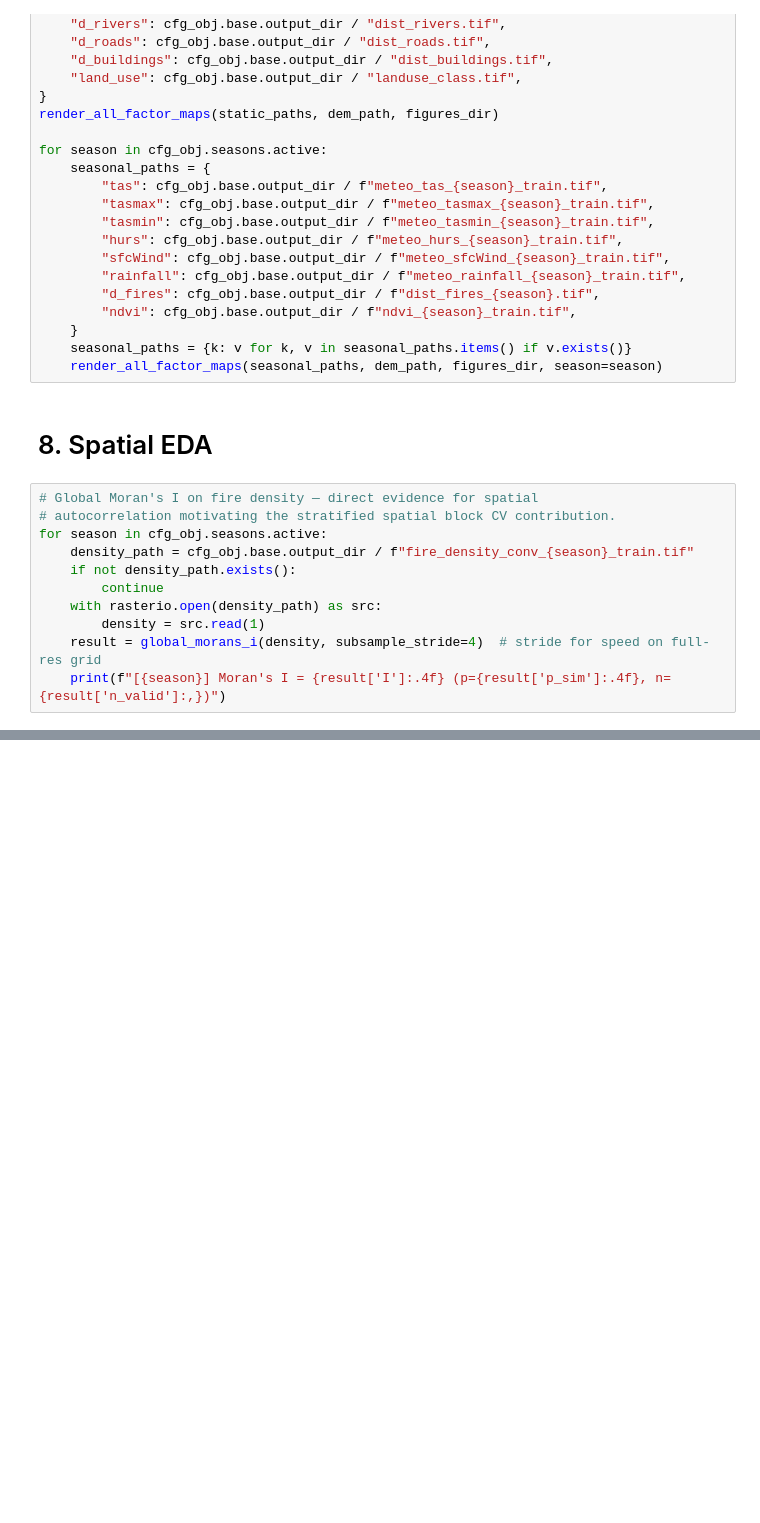
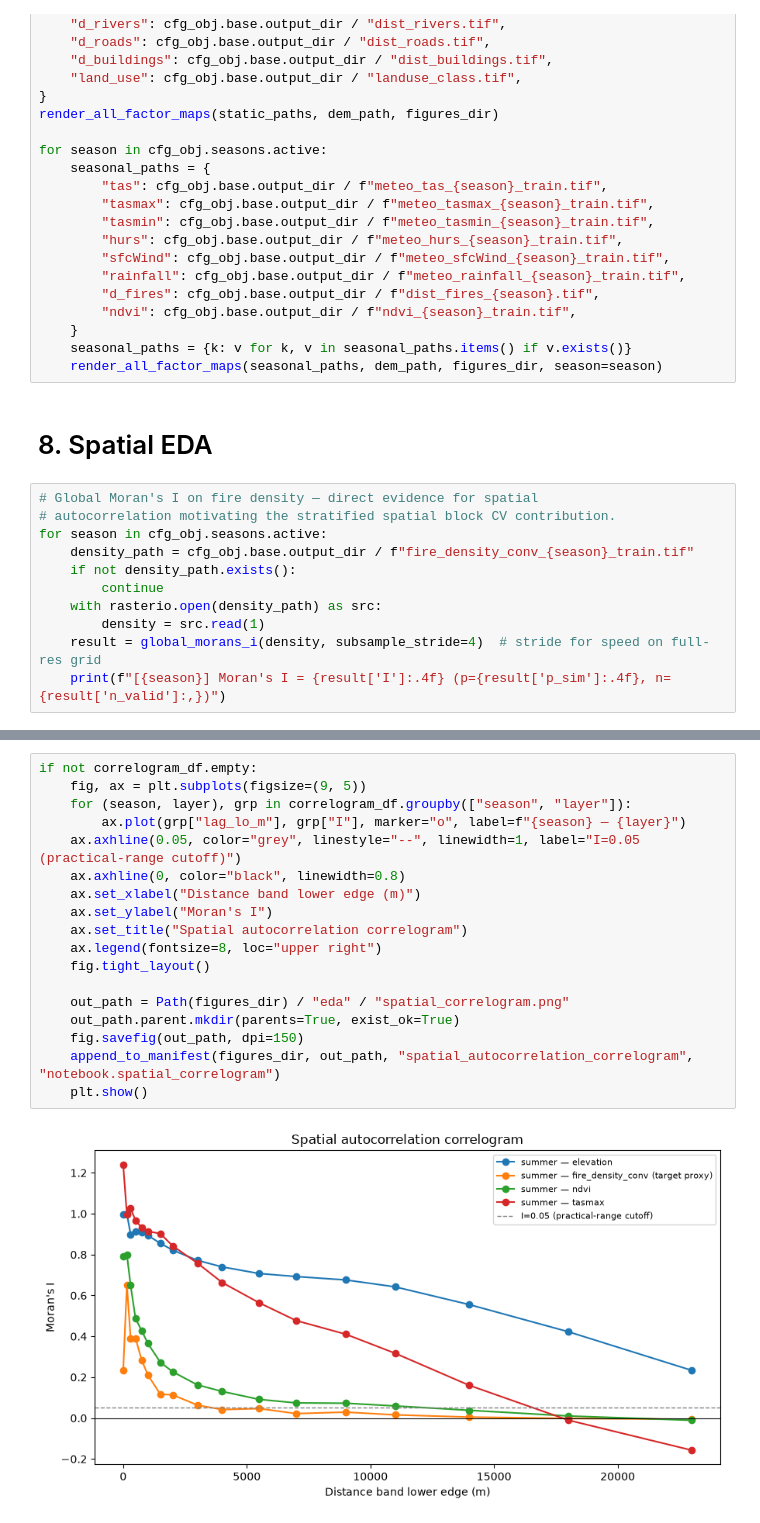
Before and after one commit to Racoo203/wildfire_risk_model, a Jupyter notebook: notebooks/01_eda.ipynb, the cells around one changed output, grey strips where cells are left out. Drawn from its saved outputs; the diff is of its cells as text; blank space fills up the shorter version.

```diff
--- a/notebooks/01_eda.ipynb
+++ b/notebooks/01_eda.ipynb
@@ -368,0 +441,20 @@ def correlogram(values_2d, cell_size_m, max_lag_cells=20, stride=4):
+# %%
+if not correlogram_df.empty:
+    fig, ax = plt.subplots(figsize=(9, 5))
+    for (season, layer), grp in correlogram_df.groupby(["season", "layer"]):
+        ax.plot(grp["lag_lo_m"], grp["I"], marker="o", label=f"{season} — {layer}")
+    ax.axhline(0.05, color="grey", linestyle="--", linewidth=1, label="I=0.05 (practical-range cutoff)")
+    ax.axhline(0, color="black", linewidth=0.8)
+    ax.set_xlabel("Distance band lower edge (m)")
+    ax.set_ylabel("Moran's I")
+    ax.set_title("Spatial autocorrelation correlogram")
+    ax.legend(fontsize=8, loc="upper right")
+    fig.tight_layout()
+
+    out_path = Path(figures_dir) / "eda" / "spatial_correlogram.png"
+    out_path.parent.mkdir(parents=True, exist_ok=True)
+    fig.savefig(out_path, dpi=150)
+    append_to_manifest(figures_dir, out_path, "spatial_autocorrelation_correlogram", "notebook.spatial_correlogram")
+    plt.show()
+# %% [output]
+[figure, added]
```
Also changed, not shown: parts of 3 cells of this notebook, 1 other file.
